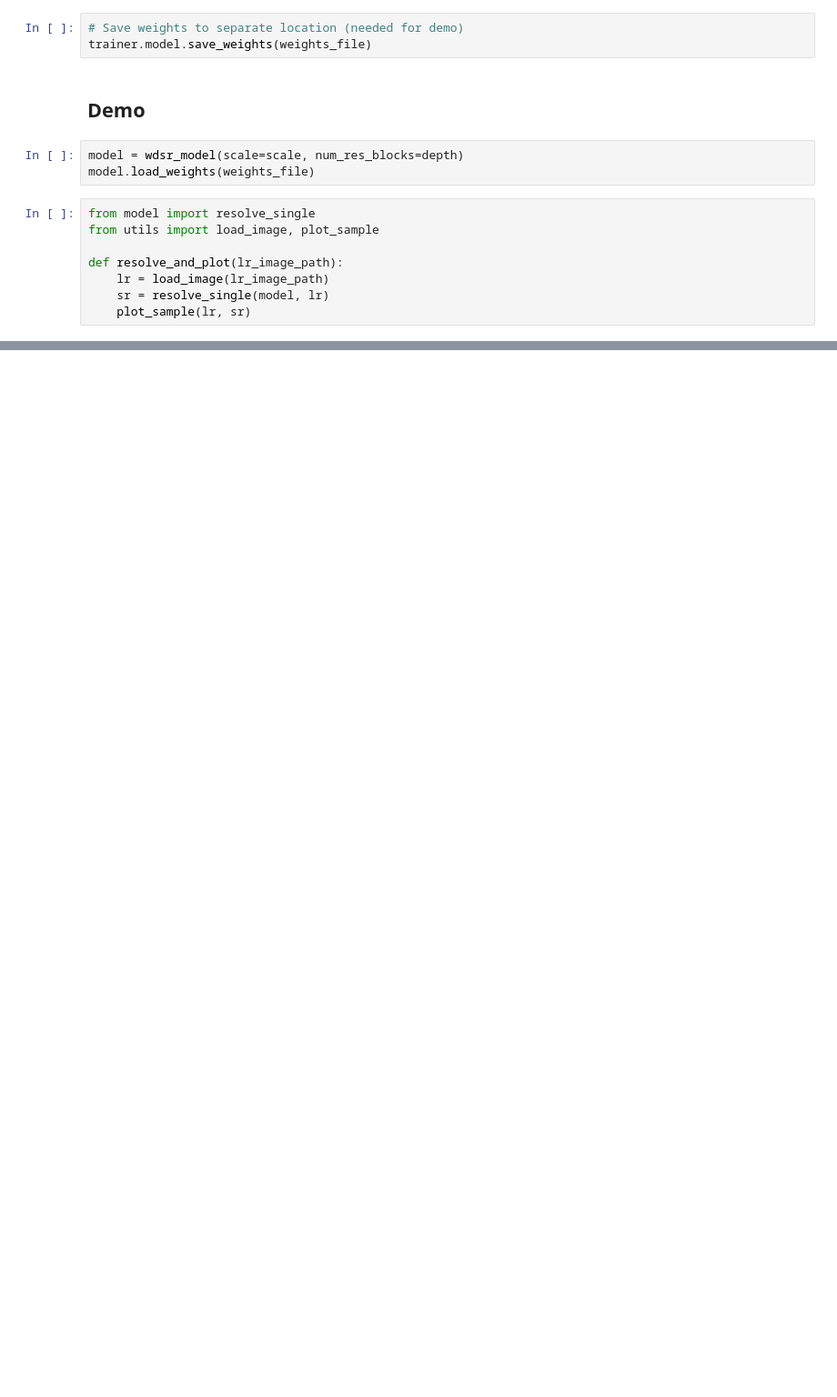
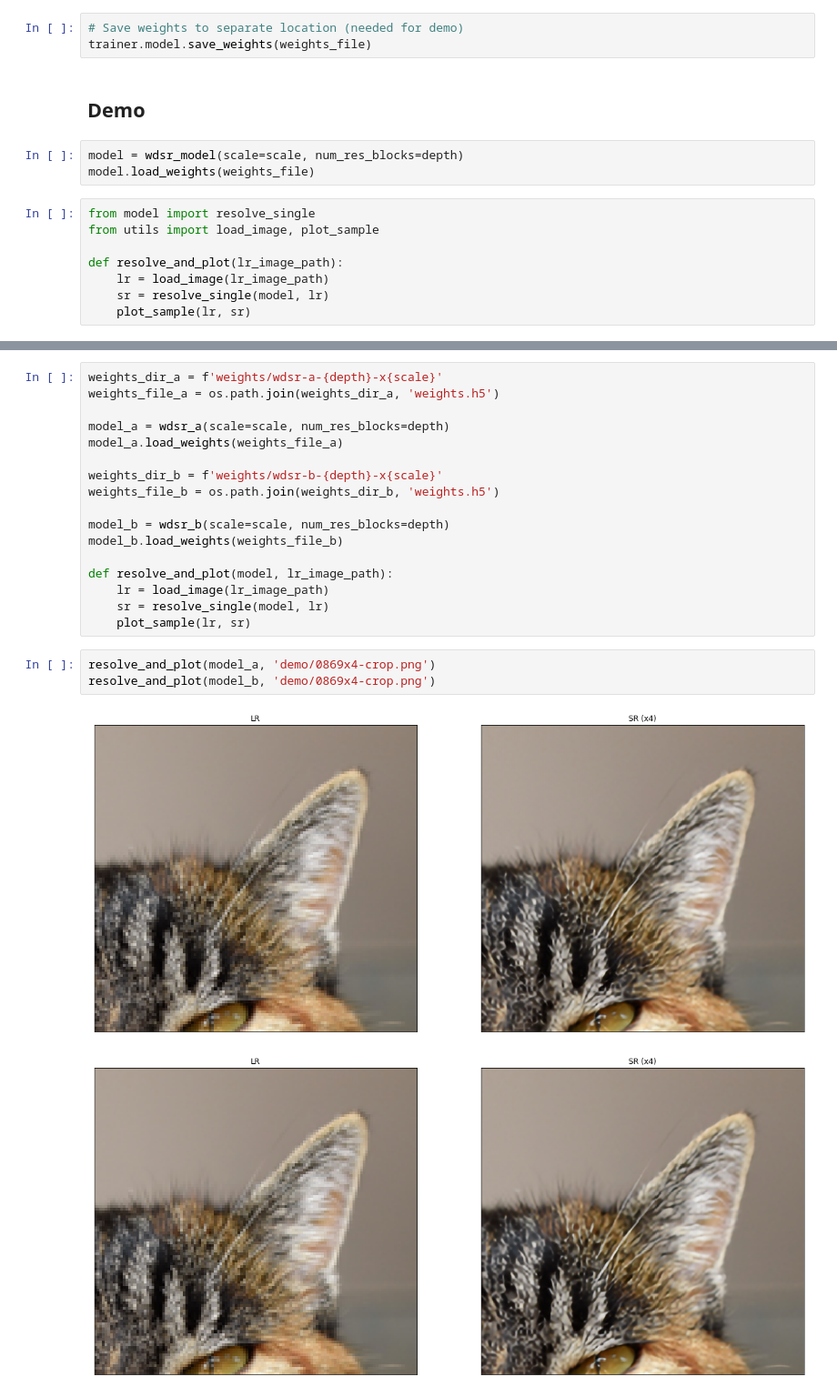
Before and after one commit to ekalachev/super-resolution-with-training, a Jupyter notebook: wdsr.ipynb, the cells around one changed output, grey strips where cells are left out. Shown at 91% size. Saved outputs shown, nothing was run; the diff lists cells and outputs as text; blank space fills up the shorter version.

Commit message:
retained model_b, experements with pipeline

```diff
--- a/wdsr.ipynb
+++ b/wdsr.ipynb
@@ -107,0 +138,23 @@ resolve_and_plot('demo/0851x4-crop.png')
+# %%
+weights_dir_a = f'weights/wdsr-a-{depth}-x{scale}'
+weights_file_a = os.path.join(weights_dir_a, 'weights.h5')
+
+model_a = wdsr_a(scale=scale, num_res_blocks=depth)
+model_a.load_weights(weights_file_a)
+
+weights_dir_b = f'weights/wdsr-b-{depth}-x{scale}'
+weights_file_b = os.path.join(weights_dir_b, 'weights.h5')
+
+model_b = wdsr_b(scale=scale, num_res_blocks=depth)
+model_b.load_weights(weights_file_b)
+
+def resolve_and_plot(model, lr_image_path):
+    lr = load_image(lr_image_path)
+    sr = resolve_single(model, lr)
+    plot_sample(lr, sr)
+# %%
+resolve_and_plot(model_a, 'demo/0869x4-crop.png')
+resolve_and_plot(model_b, 'demo/0869x4-crop.png')
+# %% [output]
+[figure, added]
+[figure, added]
```
Also changed, not shown: parts of 8 cells of this notebook, 2 other files.
